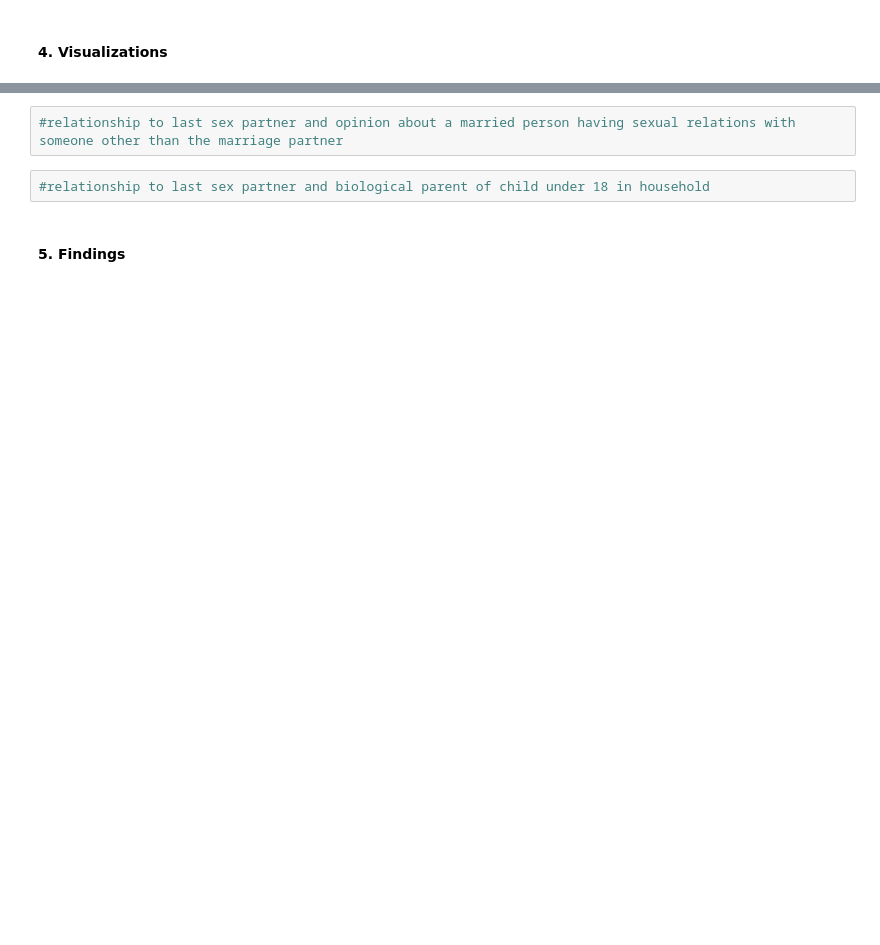
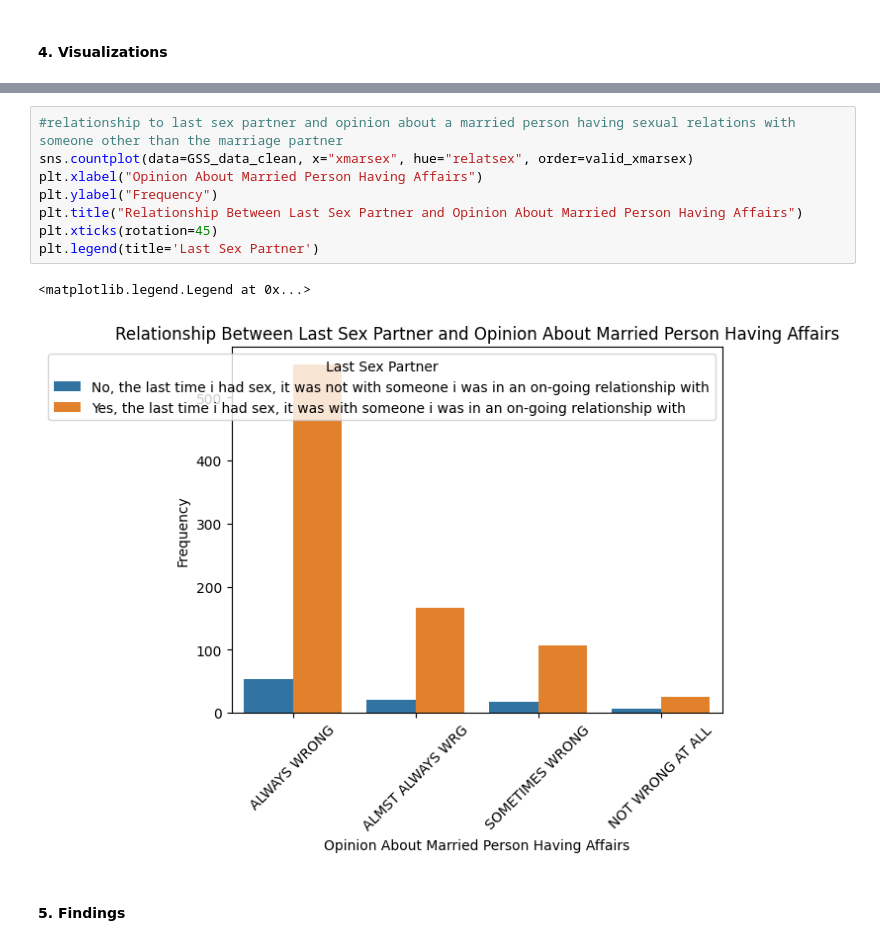
Before and after one commit to kguzman24/EDA, a Jupyter notebook: lab/gss.ipynb, the cells around one changed output, grey strips where cells are left out. Drawn from its saved outputs; the diff is of its cells as text; blank space fills up the shorter version.

```diff
--- a/lab/gss.ipynb
+++ b/lab/gss.ipynb
@@ -56,6 +145,13 @@ print(os.getcwd())
 # %%
 #relationship to last sex partner and opinion about a married person having sexual relations with someone other than the marriage partner
+sns.countplot(data=GSS_data_clean, x="xmarsex", hue="relatsex", order=valid_xmarsex)
+plt.xlabel("Opinion About Married Person Having Affairs")
+plt.ylabel("Frequency")
+plt.title("Relationship Between Last Sex Partner and Opinion About Married Person Having Affairs")
+plt.xticks(rotation=45)
+plt.legend(title='Last Sex Partner')
+# %% [output]
+<matplotlib.legend.Legend at 0x...>
+[figure, added]
-# %%
-#relationship to last sex partner and biological parent of child under 18 in household
 # %% [markdown]
 #### 5. Findings
```
Also changed, not shown: parts of 12 cells of this notebook, 1 other file.
